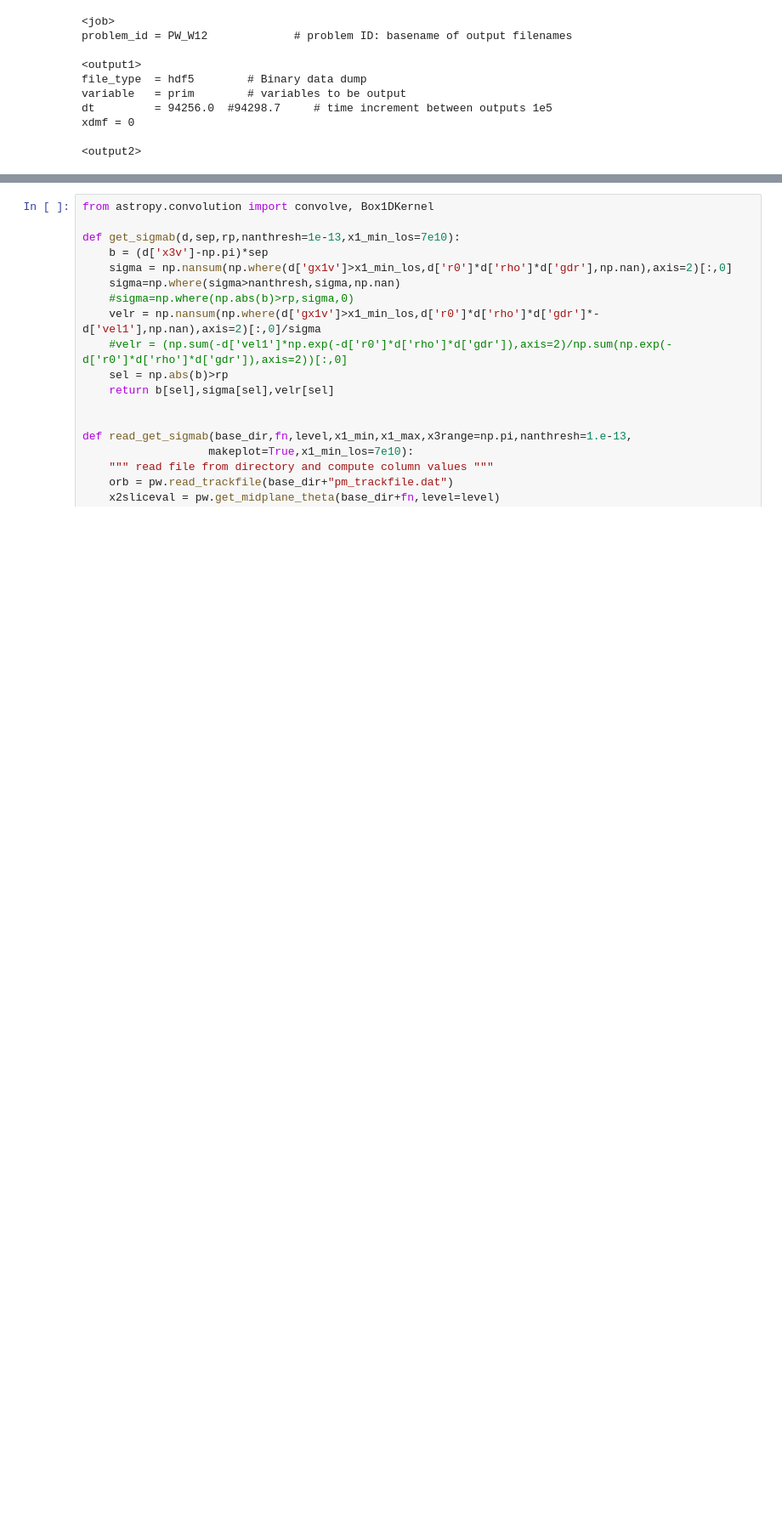
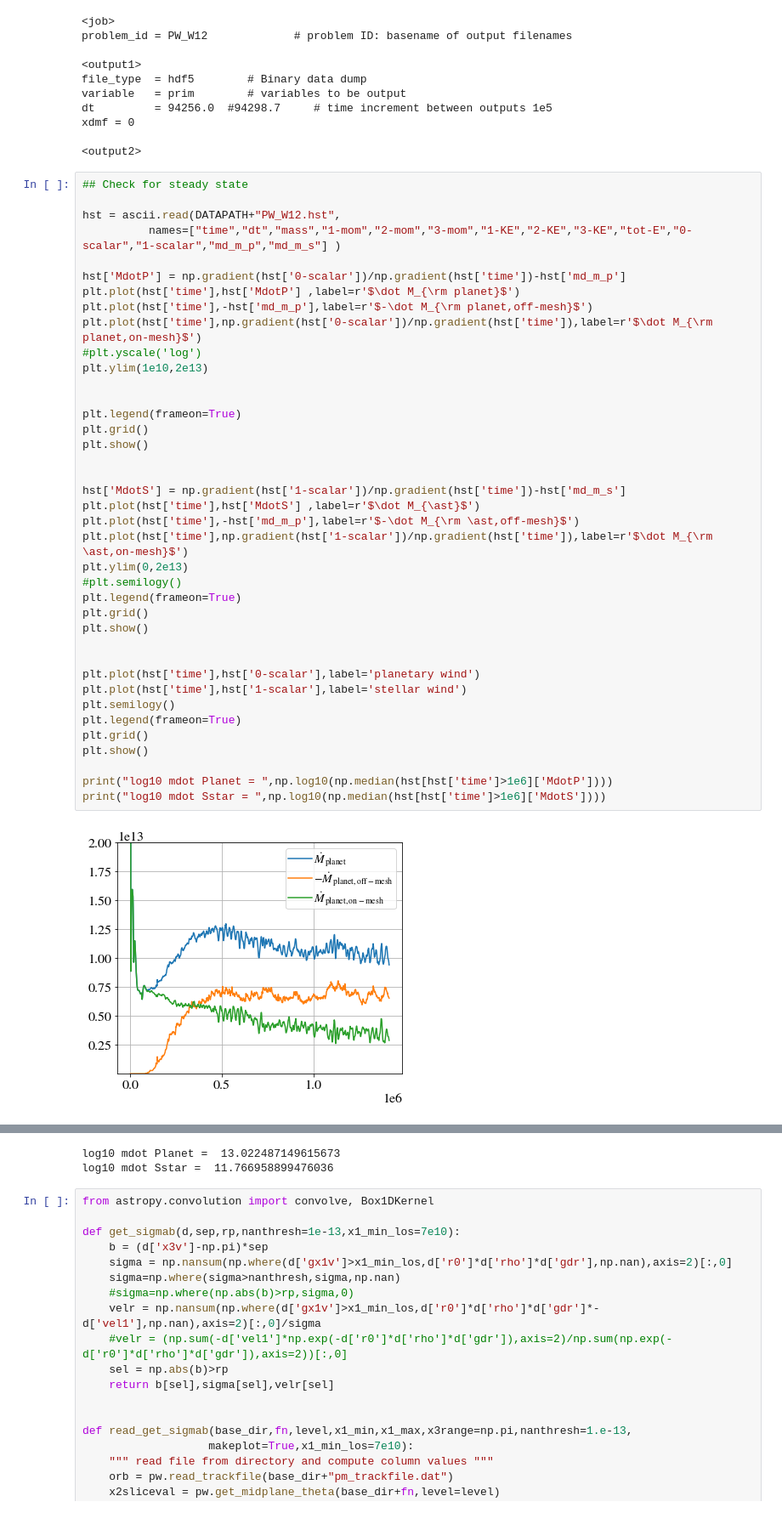
Before and after one commit to morganemacleod/WASP12_SV_Paper_2026, a Jupyter notebook: W12_SV_2026.ipynb, the cells around one changed output, grey strips where cells are left out. Shown at 85% size. Drawn from its saved outputs; the diff is of its cells as text; blank space fills up the shorter version.

Commit message:
add a couple more plots to the notebook

```diff
--- a/W12_SV_2026.ipynb
+++ b/W12_SV_2026.ipynb
@@ -95,3 +95,44 @@ dt         = 94256.0  #94298.7     # time increment between outputs 1e5
 xdmf = 0
 
 <output2>
+# %%
+## Check for steady state
+
+hst = ascii.read(DATAPATH+"PW_W12.hst",
+          names=["time","dt","mass","1-mom","2-mom","3-mom","1-KE","2-KE","3-KE","tot-E","0-scalar","1-scalar","md_m_p","md_m_s"] )
+
+hst['MdotP'] = np.gradient(hst['0-scalar'])/np.gradient(hst['time'])-hst['md_m_p']
+plt.plot(hst['time'],hst['MdotP'] ,label=r'$\dot M_{\rm planet}$')
+plt.plot(hst['time'],-hst['md_m_p'],label=r'$-\dot M_{\rm planet,off-mesh}$')
+plt.plot(hst['time'],np.gradient(hst['0-scalar'])/np.gradient(hst['time']),label=r'$\dot M_{\rm planet,on-mesh}$')
+#plt.yscale('log')
+plt.ylim(1e10,2e13)
+
+
+plt.legend(frameon=True)
+plt.grid()
+plt.show()
+
+
+hst['MdotS'] = np.gradient(hst['1-scalar'])/np.gradient(hst['time'])-hst['md_m_s']
+plt.plot(hst['time'],hst['MdotS'] ,label=r'$\dot M_{\ast}$')
+plt.plot(hst['time'],-hst['md_m_p'],label=r'$-\dot M_{\rm \ast,off-mesh}$')
+plt.plot(hst['time'],np.gradient(hst['1-scalar'])/np.gradient(hst['time']),label=r'$\dot M_{\rm \ast,on-mesh}$')
+plt.ylim(0,2e13)
+#plt.semilogy()
+plt.legend(frameon=True)
+plt.grid()
+plt.show()
+
+
+plt.plot(hst['time'],hst['0-scalar'],label='planetary wind')
+plt.plot(hst['time'],hst['1-scalar'],label='stellar wind')
+plt.semilogy()
+plt.legend(frameon=True)
+plt.grid()
+plt.show()
+
+print("log10 mdot Planet = ",np.log10(np.median(hst[hst['time']>1e6]['MdotP'])))
+print("log10 mdot Sstar = ",np.log10(np.median(hst[hst['time']>1e6]['MdotS'])))
+# %% [output]
+[figure, added]
@@ -98,3 +141,5 @@ xdmf = 0
+log10 mdot Planet =  13.022487149615673
+log10 mdot Sstar =  11.766958899476036
 # %%
 from astropy.convolution import convolve, Box1DKernel
 
```
Also changed, not shown: parts of 5 cells of this notebook, 2 other files.
